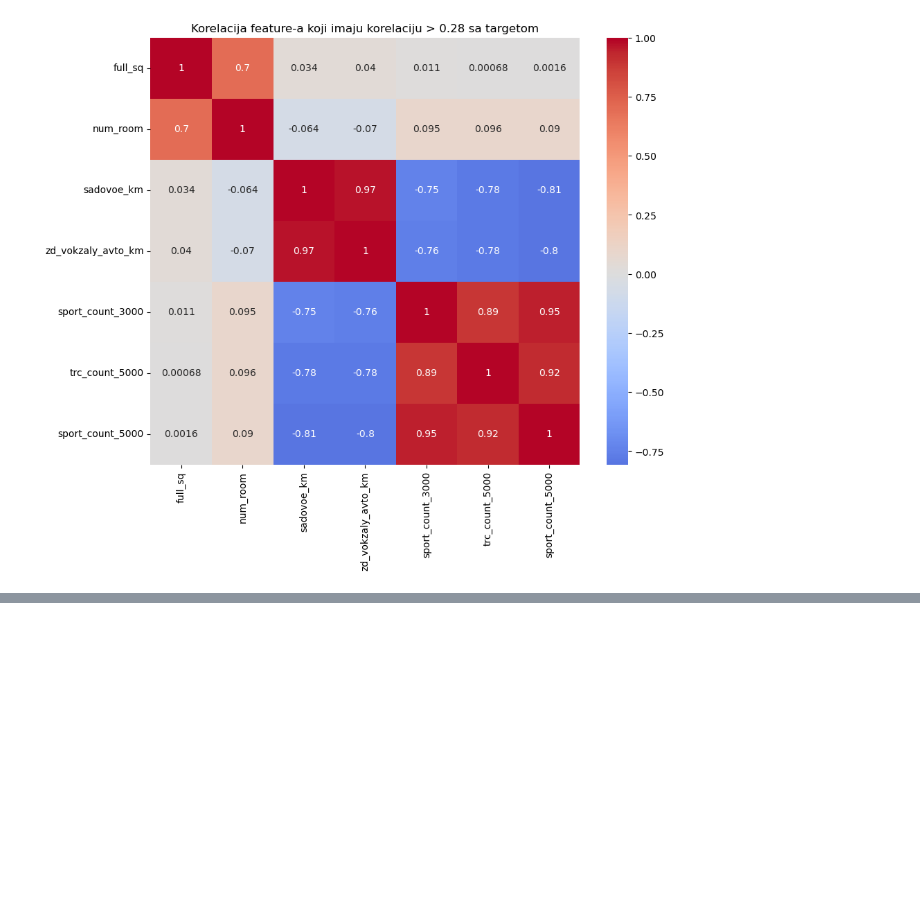
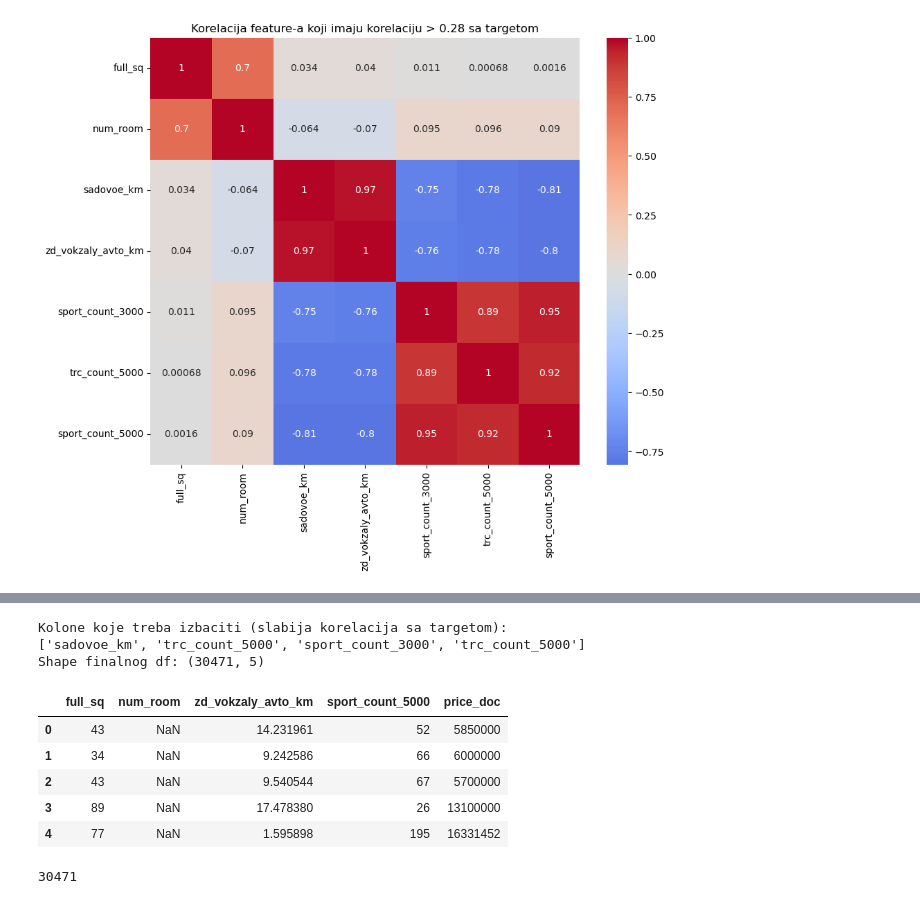
Before and after one commit to aleksaljujic/Sberbank-House-Pricing, a Jupyter notebook: Sberbank.ipynb, the cells around one changed output, grey strips where cells are left out. Cells and saved outputs as stored; diff of their text form; code cells hidden in the pictures; blank space fills up the shorter version.

```diff
--- a/Sberbank.ipynb
+++ b/Sberbank.ipynb
@@ -481,0 +488,44 @@ Requirement already satisfied: arrow>=0.15.0 in c:\users\aleks\anaconda3\lib\sit
+# %%
+target = "price_doc"
+
+# korak 1: korelaciona matrica između feature-a (bez targeta)
+corr_matrix = df_filtered.drop(columns=[target]).corr().abs()
+
+# korak 2: pronađi parove sa međusobnom korelacijom > 0.85
+high_corr_pairs = [
+    (col1, col2)
+    for col1 in corr_matrix.columns
+    for col2 in corr_matrix.columns
+    if col1 < col2 and corr_matrix.loc[col1, col2] > 0.85
+]
+
+# korak 3: od svakog para zadrži onu kolonu sa manjom korelacijom prema targetu
+to_drop = []
+for col1, col2 in high_corr_pairs:
+    if target_corr[col1] < target_corr[col2]:
+        to_drop.append(col1)
+    else:
+        to_drop.append(col2)
+
+print("Kolone koje treba izbaciti (slabija korelacija sa targetom):")
+print(to_drop)
+
+# ako želiš novi df bez tih kolona:
+df_final = df_filtered.drop(columns=to_drop)
+
+print("Shape finalnog df:", df_final.shape)
+df_final.head()
+# %% [output]
+Kolone koje treba izbaciti (slabija korelacija sa targetom):
+['sadovoe_km', 'trc_count_5000', 'sport_count_3000', 'trc_count_5000']
+Shape finalnog df: (30471, 5)
+|  | full_sq | num_room | zd_vokzaly_avto_km | sport_count_5000 | price_doc |
+| 0 | 43 | NaN | 14.231961 | 52 | 5850000 |
+| 1 | 34 | NaN | 9.242586 | 66 | 6000000 |
+| 2 | 43 | NaN | 9.540544 | 67 | 5700000 |
+| 3 | 89 | NaN | 17.478380 | 26 | 13100000 |
+| 4 | 77 | NaN | 1.595898 | 195 | 16331452 |
+# %%
+df_final["num_room"].isna().sum()
+# %% [output]
+30471
```
Also changed, not shown: parts of 4 cells of this notebook.
